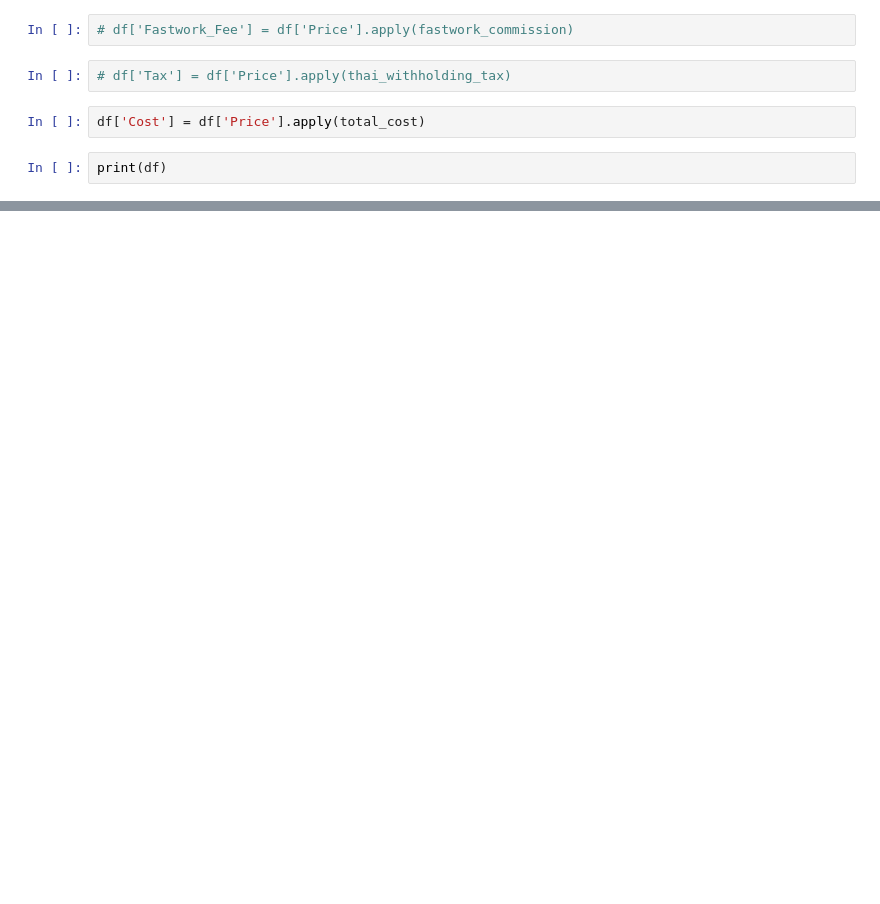
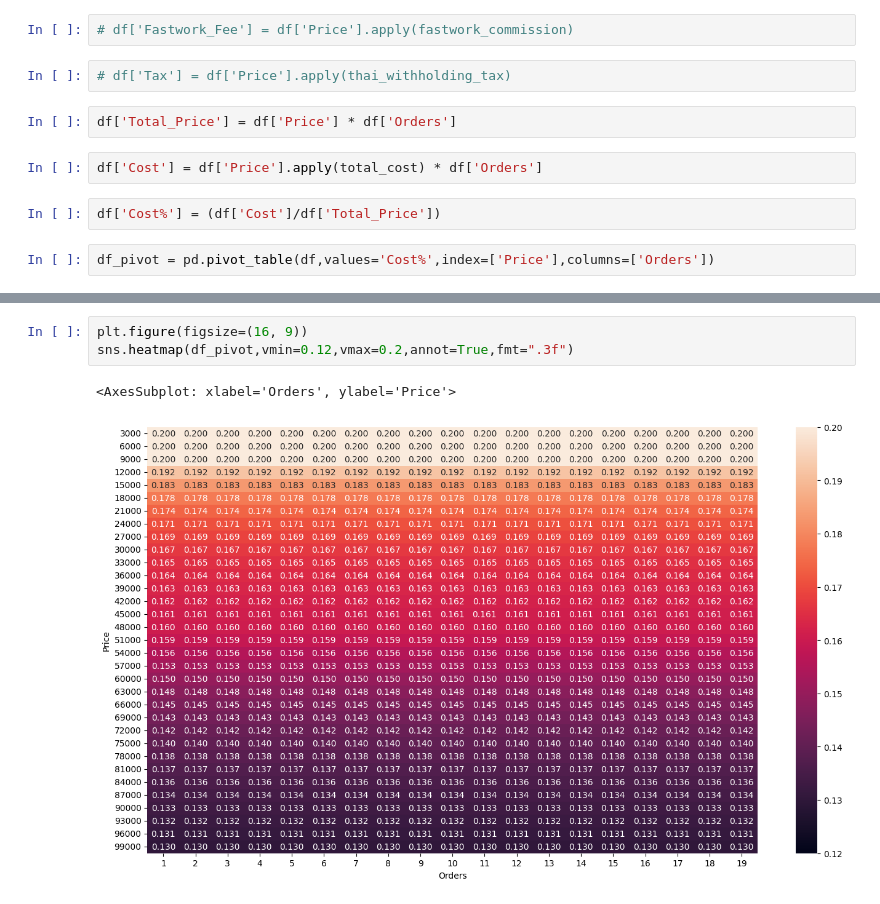
Before and after one commit to PhakphumV/fastwork-commission-table, a Jupyter notebook: index-notebook.ipynb, the cells around one changed output, grey strips where cells are left out. Saved outputs shown, nothing was run; the diff lists cells and outputs as text; blank space fills up the shorter version.

Commit message:
Plot heatmap

```diff
--- a/index-notebook.ipynb
+++ b/index-notebook.ipynb
@@ -29,7 +35,11 @@ df = pd.DataFrame(range(START_PRICE,END_PRICE,STEP_PRICE), columns=['Price'])
 # df['Fastwork_Fee'] = df['Price'].apply(fastwork_commission)
 # %%
 # df['Tax'] = df['Price'].apply(thai_withholding_tax)
+# %%
+df['Total_Price'] = df['Price'] * df['Orders']
 # %%
-df['Cost'] = df['Price'].apply(total_cost)
+df['Cost'] = df['Price'].apply(total_cost) * df['Orders']
+# %%
+df['Cost%'] = (df['Cost']/df['Total_Price'])
 # %%
-print(df)
+df_pivot = pd.pivot_table(df,values='Cost%',index=['Price'],columns=['Orders'])
@@ -74,0 +66,6 @@ print(df)
+# %%
+plt.figure(figsize=(16, 9))
+sns.heatmap(df_pivot,vmin=0.12,vmax=0.2,annot=True,fmt=".3f")
+# %% [output]
+<AxesSubplot: xlabel='Orders', ylabel='Price'>
+[figure, added]
```
Also changed, not shown: parts of 11 cells of this notebook, 1 other file.
